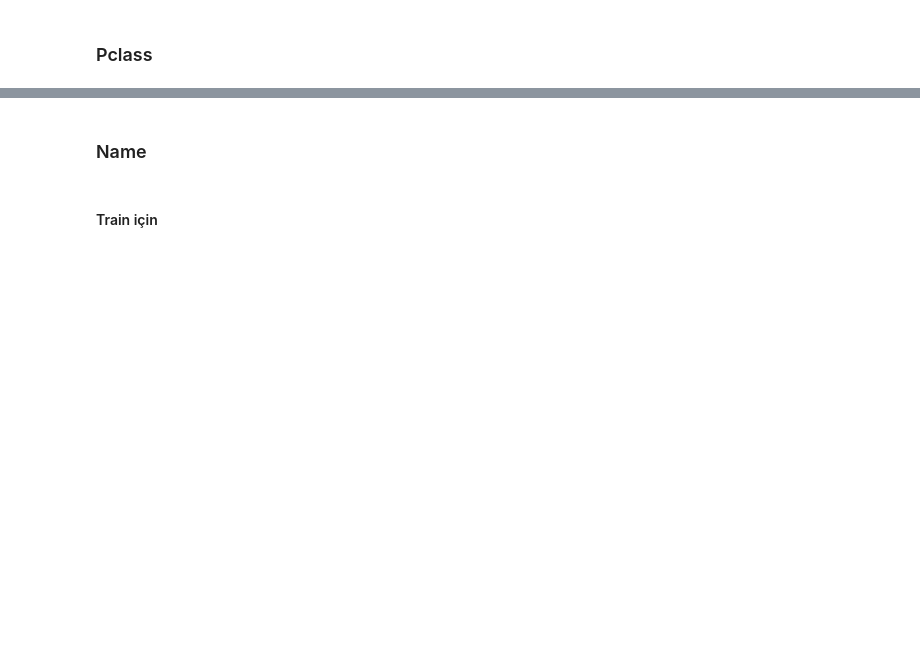
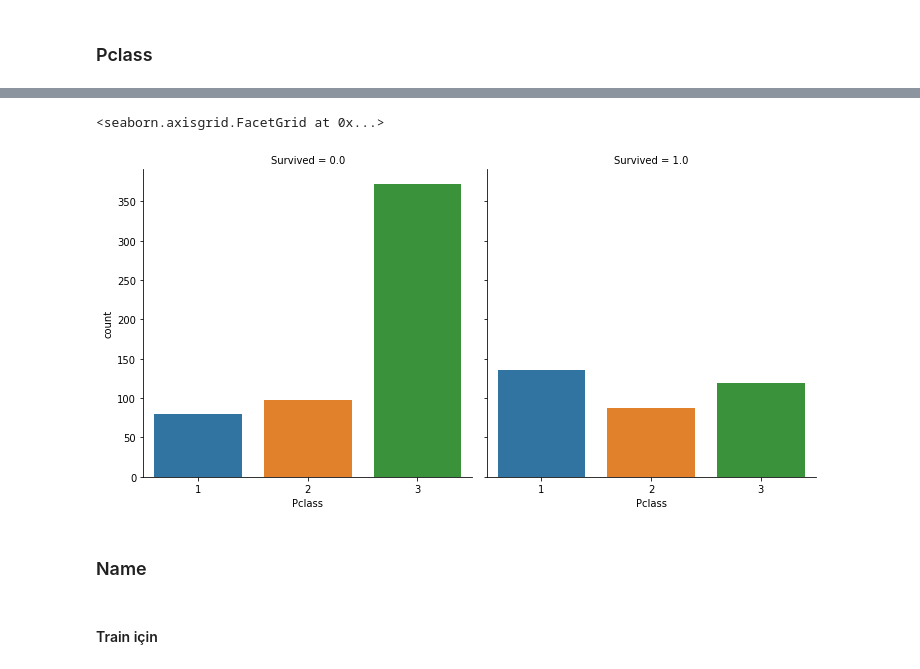
Before and after one commit to simplextable/Titanic, a Jupyter notebook: titanik_udemy_video/alp_v008.ipynb, the cells around one changed output, grey strips where cells are left out. Saved outputs shown, nothing was run; the diff lists cells and outputs as text; code cells hidden in the pictures; blank space fills up the shorter version.

```diff
--- a/titanik_udemy_video/alp_v008.ipynb
+++ b/titanik_udemy_video/alp_v008.ipynb
@@ -203,0 +204,7 @@ Text(0.5, 0.98, 'Train Data')
+# %%
+sns.catplot(
+    x="Pclass", col="Survived", data=df, kind="count"
+)
+# %% [output]
+<seaborn.axisgrid.FacetGrid at 0x...>
+[figure, added]
```
Also changed, not shown: parts of 13 cells of this notebook.
